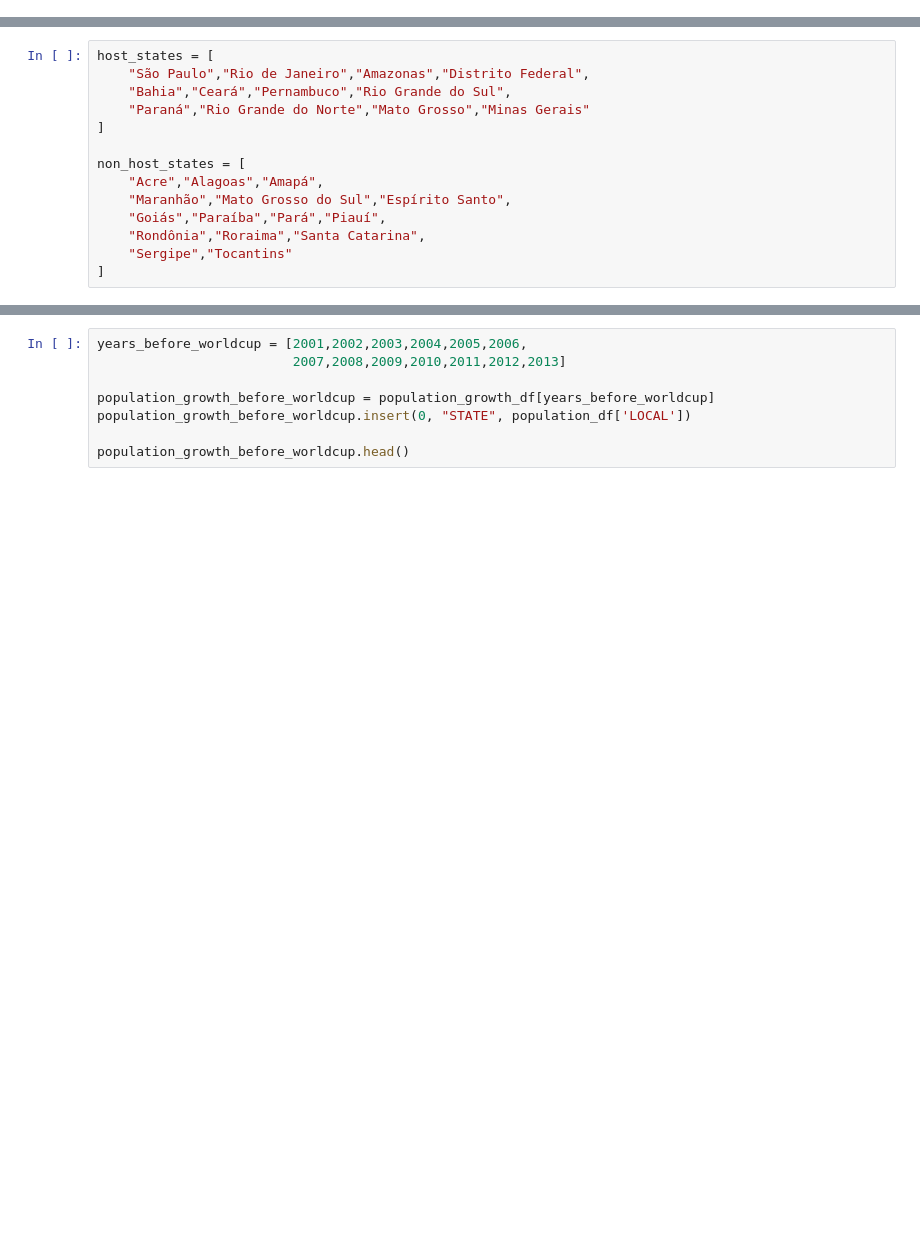
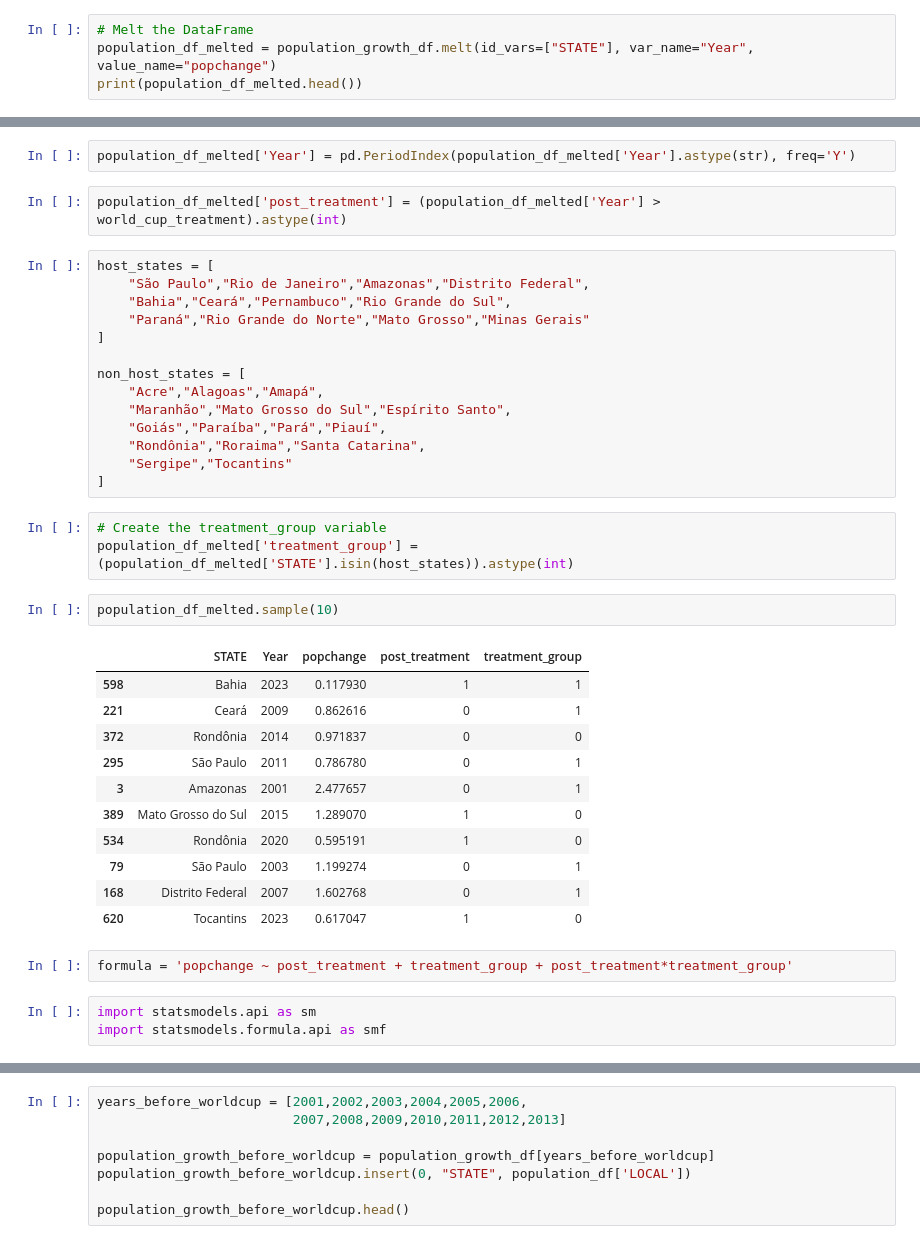
Before and after one commit to david-camper/worldcuphostcities_impact, a Jupyter notebook: analysis.ipynb, the cells around one changed output, grey strips where cells are left out. Cells and saved outputs as stored; diff of their text form; blank space fills up the shorter version.

Commit message:
Ran DiD analysis on population growth

```diff
--- a/analysis.ipynb
+++ b/analysis.ipynb
@@ -76,0 +79,4 @@ Series([], dtype: int64)
+# %%
+# Melt the DataFrame
+population_df_melted = population_growth_df.melt(id_vars=["STATE"], var_name="Year", value_name="popchange")
+print(population_df_melted.head())
@@ -77,3 +90,7 @@ Series([], dtype: int64)
+# %%
+population_df_melted['Year'] = pd.PeriodIndex(population_df_melted['Year'].astype(str), freq='Y')
+# %%
+population_df_melted['post_treatment'] = (population_df_melted['Year'] > world_cup_treatment).astype(int)
 # %%
 host_states = [
     "São Paulo","Rio de Janeiro","Amazonas","Distrito Federal",
@@ -88,3 +105,25 @@ non_host_states = [
     "Rondônia","Roraima","Santa Catarina",
     "Sergipe","Tocantins"
 ]
+# %%
+# Create the treatment_group variable
+population_df_melted['treatment_group'] = (population_df_melted['STATE'].isin(host_states)).astype(int)
+# %%
+population_df_melted.sample(10)
+# %% [output]
+|  | STATE | Year | popchange | post_treatment | treatment_group |
+| 598 | Bahia | 2023 | 0.117930 | 1 | 1 |
+| 221 | Ceará | 2009 | 0.862616 | 0 | 1 |
+| 372 | Rondônia | 2014 | 0.971837 | 0 | 0 |
+| 295 | São Paulo | 2011 | 0.786780 | 0 | 1 |
+| 3 | Amazonas | 2001 | 2.477657 | 0 | 1 |
+| 389 | Mato Grosso do Sul | 2015 | 1.289070 | 1 | 0 |
+| 534 | Rondônia | 2020 | 0.595191 | 1 | 0 |
+| 79 | São Paulo | 2003 | 1.199274 | 0 | 1 |
+| 168 | Distrito Federal | 2007 | 1.602768 | 0 | 1 |
+| 620 | Tocantins | 2023 | 0.617047 | 1 | 0 |
+# %%
+formula = 'popchange ~ post_treatment + treatment_group + post_treatment*treatment_group'
+# %%
+import statsmodels.api as sm
+import statsmodels.formula.api as smf
```
Also changed, not shown: parts of 4 cells of this notebook.
